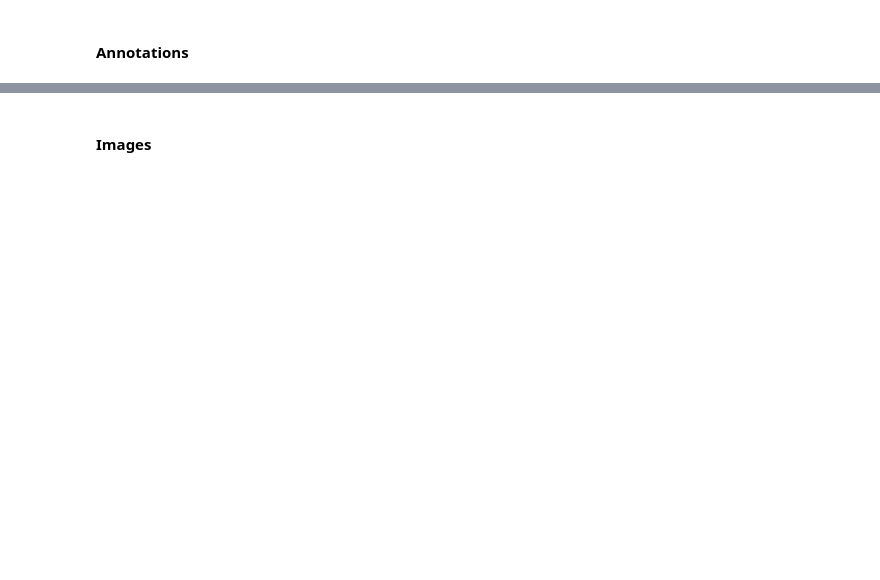
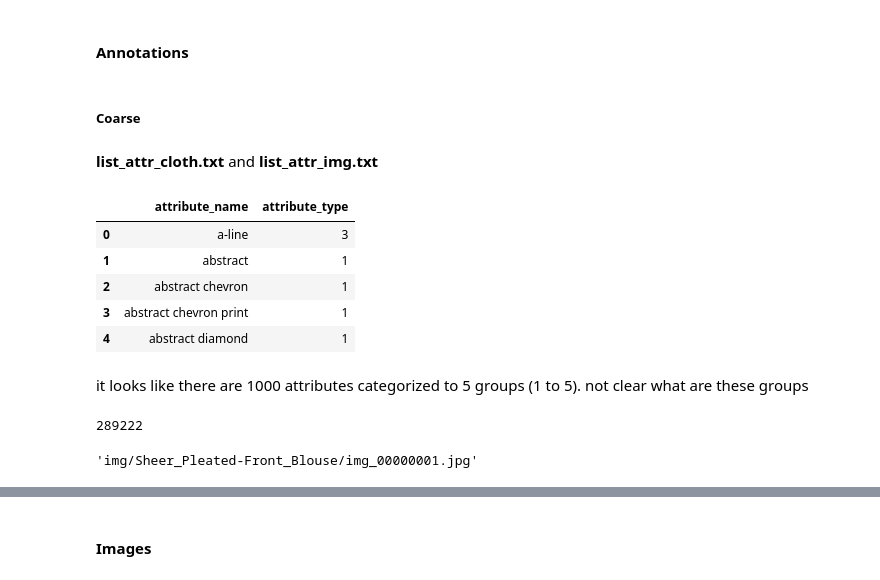
Before and after one commit to guyk1971/PyTorch-VAE, a Jupyter notebook: datasets/deep_fashion.ipynb, the cells around one changed output, grey strips where cells are left out. Saved outputs shown, nothing was run; the diff lists cells and outputs as text; code cells hidden in the pictures; blank space fills up the shorter version.

```diff
--- a/datasets/deep_fashion.ipynb
+++ b/datasets/deep_fashion.ipynb
@@ -34,7 +34,13 @@ def image_grid(imgs, rows, cols):
 ## CelebA
 this is the dataset considered as a baseline
 # %%
-clba_path = '/home/guy/sd1tb/datasets/CelebA/celeba/img_align_celeba'
-# clba_path = '/data/users/gkoren2/datasets/celeba/celeba/img_align_celeba'   # gpu15
+if os.uname()[1]=='guy-x':
+    clba_path = '/home/guy/sd1tb/datasets/CelebA/celeba/img_align_celeba'
+
+else:   # assuming gpu15
+    clba_path = '/data/users/gkoren2/datasets/celeba/celeba/img_align_celeba'   # gpu15
+
+print(f"assuming we're on {os.uname()[1]} so data is in {dataset_path}")
+
 imgs_filenames=os.listdir(clba_path)
 len(imgs_filenames)
@@ -233,7 +184,12 @@ for k in b.keys():
 - Dense Pose Annotations (Anno/densepose/img_iuv.zip)
 - Evaluation Partitions (Eval/list_eval_partition.txt)
 # %%
-dataset_path = '/data/users/gkoren2/datasets/DeepFashion/In-shop-Clothes-Retrieval/In-shop Clothes Retrieval Benchmark' # gpu15
-# benchmarks = [os.path.basename(bm) for bm in Glob(dataset_path+'/*') if os.path.isdir(bm)]
-# benchmarks
-os.listdir(dataset_path)
+if os.uname()[1]=='guy-x':
+    dataset_path = '/home/guy/sd1tb/datasets/deep_fashion/DeepFashion/In-shop Clothes Retrieval Benchmark'
+else:   # assuming gpu15
+    dataset_path = '/data/users/gkoren2/datasets/DeepFashion/In-shop-Clothes-Retrieval/In-shop Clothes Retrieval Benchmark' # gpu15
+
+print(f"assuming we're on {os.uname()[1]} so data is in {dataset_path}")
+
+# os.listdir(dataset_path)
+!tree '{dataset_path}' -L 3
@@ -618,0 +359,10 @@ os.listdir(dataset_path)
+# %%
+if os.uname()[1]=='guy-x':
+    dataset_path = '/home/guy/sd1tb/datasets/deep_fashion/DeepFashion/Category and Attribute Prediction Benchmark'
+else:   # assuming gpu15
+    dataset_path = '/data/users/gkoren2/datasets/DeepFashion/Category-and-Attribute-Prediction' # gpu15
+
+print(f"assuming we're on {os.uname()[1]} so data is in {dataset_path}")
+
+# os.listdir(dataset_path)
+!tree '{dataset_path}' -L 3
@@ -619,2 +387,4 @@ os.listdir(dataset_path)
 # %% [markdown]
 #### Annotations
+# %% [markdown]
+##### Coarse
@@ -620,0 +393,20 @@ os.listdir(dataset_path)
+# %% [markdown]
+**list_attr_cloth.txt** and **list_attr_img.txt**
+# %%
+anno_filename = os.path.join(anno_path,'list_attr_cloth.txt')
+with open(anno_filename,'r') as f:
+    attr_cloth=f.read().splitlines()
+cols=attr_cloth[1].split()
+attr_cloth=attr_cloth[2:]
+
+attr_cloth_df = pd.DataFrame.from_dict({i: {cols[0]:attr_cloth[i].rstrip('  0123456789'),cols[1]:int(attr_cloth[i].split()[-1])} for i in range(len(attr_cloth))},orient='index')
+attr_cloth_df.head()
+# %% [output]
+|  | attribute_name | attribute_type |
+| 0 | a-line | 3 |
+| 1 | abstract | 1 |
+| 2 | abstract chevron | 1 |
+| 3 | abstract chevron print | 1 |
+| 4 | abstract diamond | 1 |
+# %% [markdown]
+it looks like there are 1000 attributes categorized to 5 groups (1 to 5). not clear what are these groups
@@ -620,0 +415,11 @@ os.listdir(dataset_path)
+# %%
+anno_filename = os.path.join(anno_path,'list_attr_img.txt')
+with open(anno_filename,'r') as f:
+    attr_img=f.read().splitlines()
+cols=attr_img[1].split()
+attr_img=attr_img[2:]
+attr_img=[i.split() for i in attr_img]
+attr_img = {i[0]:[int(int(a)>0) for a in i[1:]] for i in attr_img}
+len(attr_img)
+# %% [output]
+289222
@@ -620,0 +429,4 @@ os.listdir(dataset_path)
+# %%
+list(attr_img.keys())[0]
+# %% [output]
+'img/Sheer_Pleated-Front_Blouse/img_00000001.jpg'
```
Also changed, not shown: parts of 94 cells of this notebook, 1 other file.
